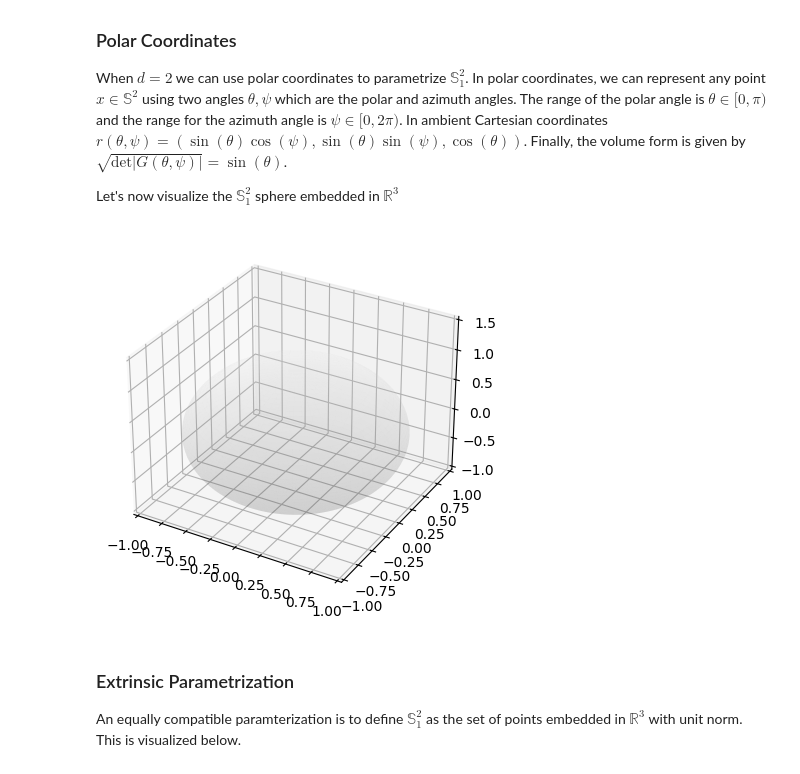
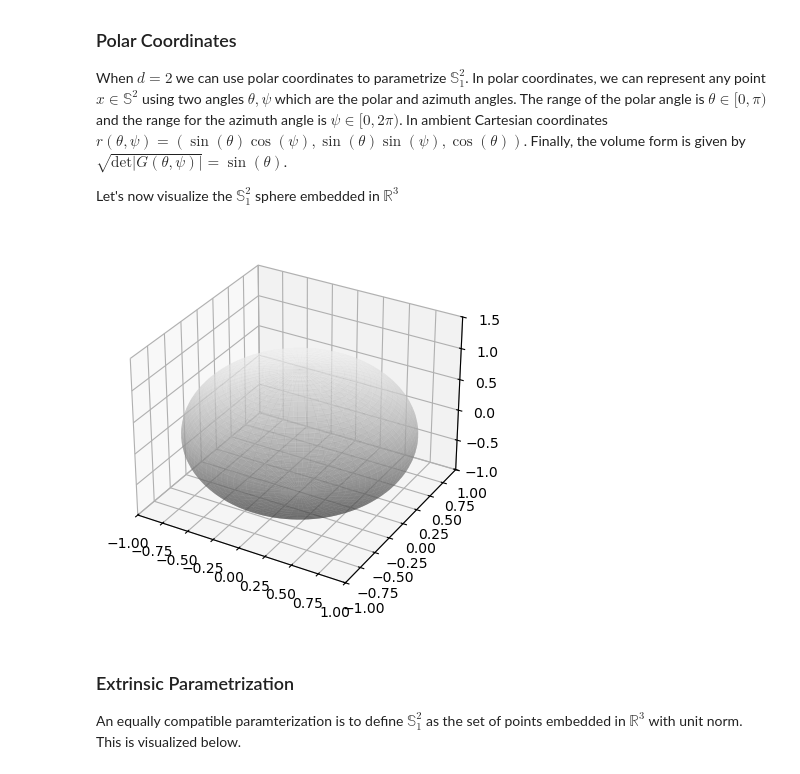
Before and after one commit to CaptainAmu/GGM_LOG_Tutorial, a Jupyter notebook: LoG_GGM_geometry_examples.ipynb, the cells around one changed output. Drawn from its saved outputs; the diff is of its cells as text; code cells hidden in the pictures.

```diff
--- a/LoG_GGM_geometry_examples.ipynb
+++ b/LoG_GGM_geometry_examples.ipynb
@@ -91,37 +84,37 @@ Let's now visualize the $\mathbb{S}^2_1$ sphere embedded in $\mathbb{R}^3$
 def visualize_hypersphere(points=None, traj=None):
   fig = plt.figure()
   ax = fig.add_subplot(projection='3d')
 
   # Make data
   u = torch.linspace(0, 2 * np.pi, 100)
   v = torch.linspace(0, np.pi, 100)
   x = 1 * torch.outer(torch.cos(u), torch.sin(v))
   y = 1 * torch.outer(torch.sin(u), torch.sin(v))
   z = 1 * torch.outer(torch.ones(u.size()), torch.cos(v))
 
   # Plot the surface
-  ax.plot_surface(x, y, z, cmap="Greys_r", zorder=1, alpha=0.1)
+  ax.plot_surface(x, y, z, cmap="Greys_r", zorder=1, alpha=0.5)
 
   if points is not None:
-    ax.scatter(points[:, 0], points[:, 1], points[:, 2], c='r', marker='o',
+    ax.scatter(points[:, 0], points[:, 1], points[:, 2], c='r', marker='o', # Use red color for points
                s=20, zorder=2)
   if traj is not None:
-    ax.scatter(traj[:, 0], traj[:, 1], traj[:, 2], color="blue", marker='o')
+    ax.scatter(traj[:, 0], traj[:, 1], traj[:, 2], color="blue", marker='o') # Use blue color for trajectory
 
   # Set an equal aspect ratio
   ax.set_aspect('auto')
   # set z axis limit
   ax.set_zlim(-1, 1.5)
   # set x axis limit
   ax.set_xlim(-1, 1)
   # set y axis limit
   ax.set_ylim(-1, 1)
 
   plt.show()
 
 visualize_hypersphere()
 # %% [output]
-[figure, old version]
+[figure, new version]
 # %% [markdown]
 ### Extrinsic Parametrization
 
```
Also changed, not shown: parts of 17 cells of this notebook, 1 other file.
